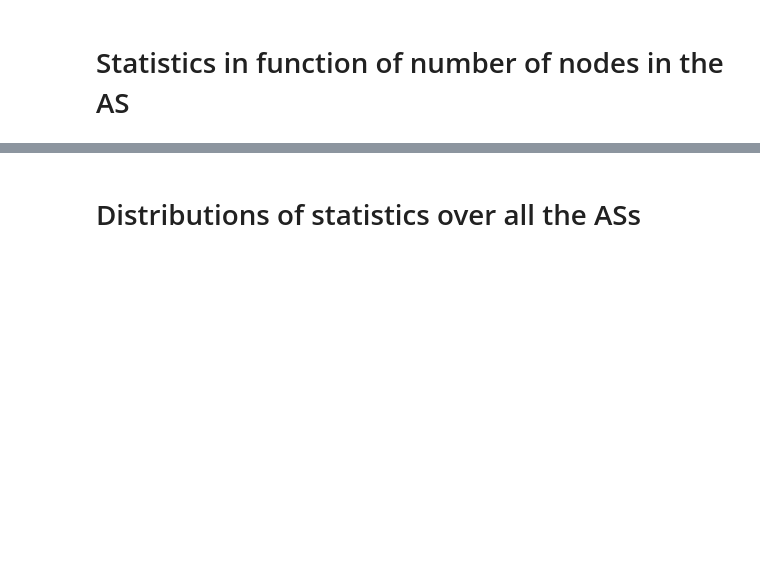
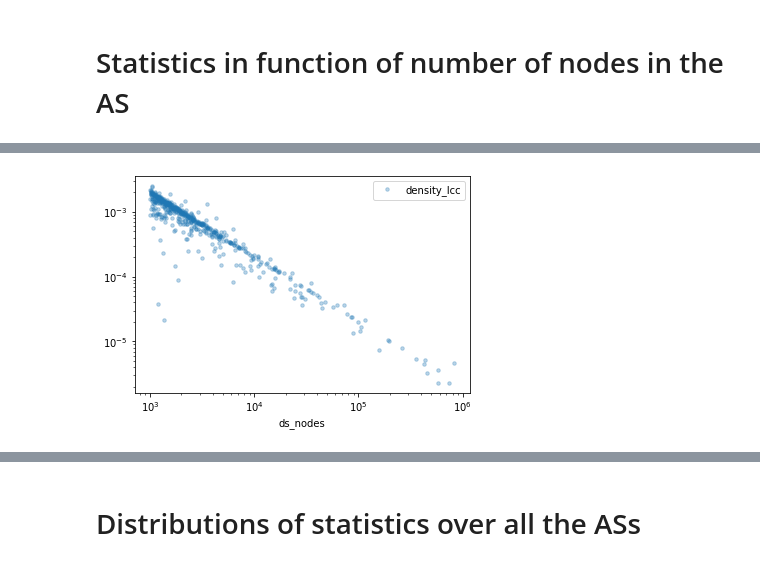
Before and after one commit to netgroup/as-analysis, a Jupyter notebook: plotter.ipynb, the cells around one changed output, grey strips where cells are left out. Drawn from its saved outputs; the diff is of its cells as text; code cells hidden in the pictures; blank space fills up the shorter version.

```diff
--- a/plotter.ipynb
+++ b/plotter.ipynb
@@ -70,21 +94,23 @@ plt.savefig("figures/trans_all.png", dpi=300)
 # %%
 # density
-df = analysis_df[["ds_nodes", "density"]]
-df.plot(ls="", marker = ".", x="ds_nodes", markersize=7, alpha=.3)
-plt.yscale("log")
-plt.xscale("log")
-plt.savefig("figures/dens.png", dpi=300)
+# df = analysis_df[["ds_nodes", "density"]]
+# df.plot(ls="", marker = ".", x="ds_nodes", markersize=7, alpha=.3)
+# plt.yscale("log")
+# plt.xscale("log")
+# plt.savefig(FOLDER + "/dens.png", dpi=300)
 
 df = analysis_df[["ds_nodes", "density_lcc"]]
 df.plot(ls="", marker = ".", x="ds_nodes", markersize=7, alpha=.3)
 plt.yscale("log")
 plt.xscale("log")
-plt.savefig("figures/dens_lcc.png", dpi=300)
+plt.savefig(FOLDER + "/dens_lcc.png", dpi=300)
 
-df = analysis_df[["ds_nodes", "density", "density_lcc"]]
-df.plot(ls="", marker = ".", x="ds_nodes", markersize=7, alpha=.1)
-plt.yscale("log")
-plt.xscale("log")
-plt.savefig("figures/dens_all.png", dpi=300)
+# df = analysis_df[["ds_nodes", "density", "density_lcc"]]
+# df.plot(ls="", marker = ".", x="ds_nodes", markersize=7, alpha=.1)
+# plt.yscale("log")
+# plt.xscale("log")
+# plt.savefig(FOLDER + "/dens_all.png", dpi=300)
+# %% [output]
+[figure, added]
 # %%
 # assortativity
```
Also changed, not shown: parts of 16 cells of this notebook, 5 other files.
